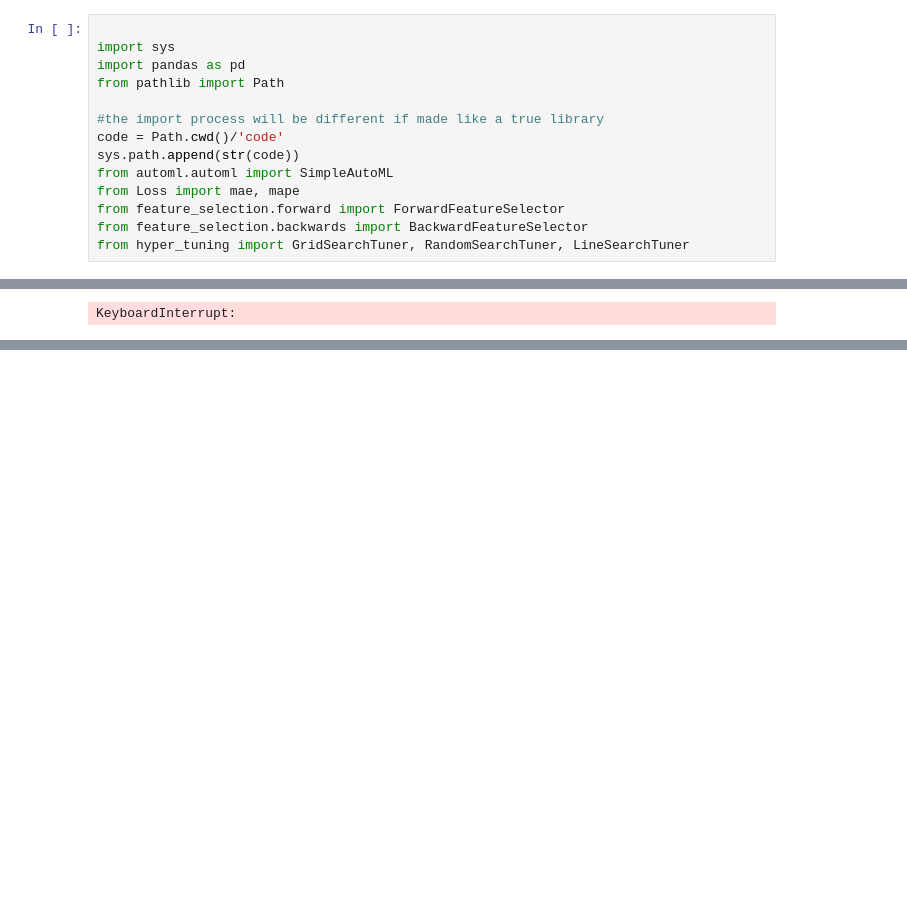
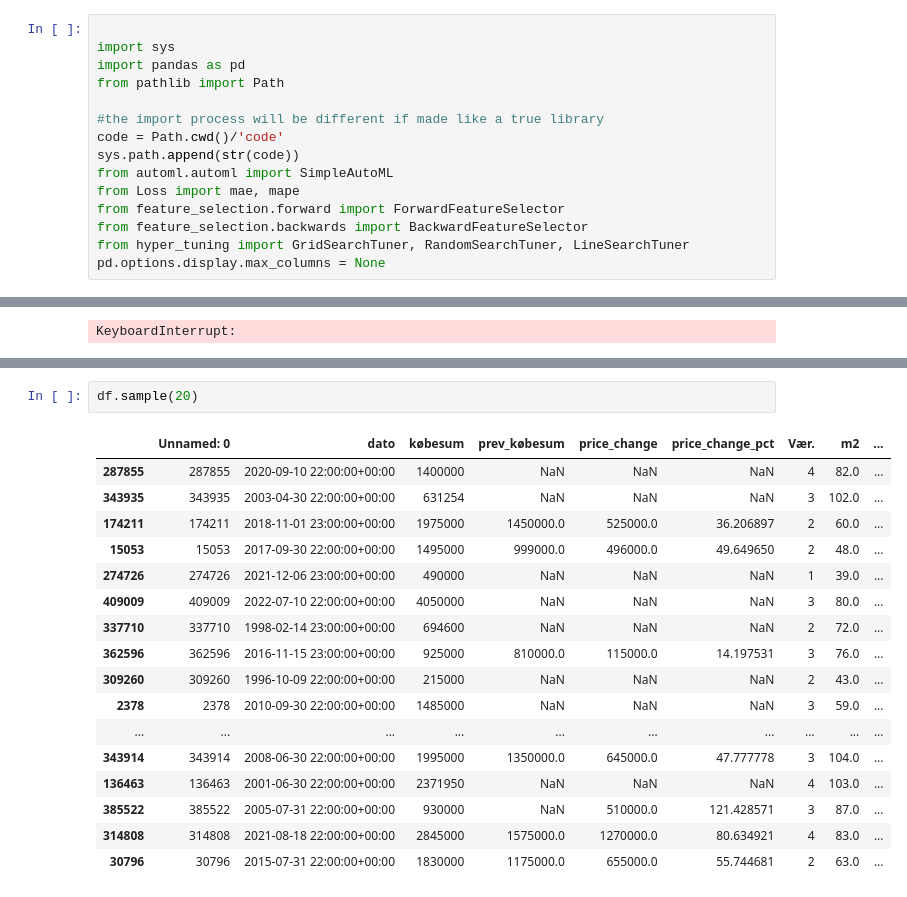
Before and after one commit to VictorJustesen/bachelor, a Jupyter notebook: automltrainer/test.ipynb, the cells around one changed output, grey strips where cells are left out. Saved outputs shown, nothing was run; the diff lists cells and outputs as text; blank space fills up the shorter version.

```diff
--- a/automltrainer/test.ipynb
+++ b/automltrainer/test.ipynb
@@ -20,6 +20,7 @@ from Loss import mae, mape
 from feature_selection.forward import ForwardFeatureSelector
 from feature_selection.backwards import BackwardFeatureSelector
 from hyper_tuning import GridSearchTuner, RandomSearchTuner, LineSearchTuner
+pd.options.display.max_columns = None
 # %%
 
 data_path='cleaned_data_harsh.csv'
@@ -485,0 +529,20 @@ overall mape: 2.6%
+# %%
+df.sample(20)
+# %% [output]
+|  | Unnamed: 0 | dato | købesum | prev_købesum | price_change | price_change_pct | Vær. | m2 | ... |
+| 287855 | 287855 | 2020-09-10 22:00:00+00:00 | 1400000 | NaN | NaN | NaN | 4 | 82.0 | ... |
+| 343935 | 343935 | 2003-04-30 22:00:00+00:00 | 631254 | NaN | NaN | NaN | 3 | 102.0 | ... |
+| 174211 | 174211 | 2018-11-01 23:00:00+00:00 | 1975000 | 1450000.0 | 525000.0 | 36.206897 | 2 | 60.0 | ... |
+| 15053 | 15053 | 2017-09-30 22:00:00+00:00 | 1495000 | 999000.0 | 496000.0 | 49.649650 | 2 | 48.0 | ... |
+| 274726 | 274726 | 2021-12-06 23:00:00+00:00 | 490000 | NaN | NaN | NaN | 1 | 39.0 | ... |
+| 409009 | 409009 | 2022-07-10 22:00:00+00:00 | 4050000 | NaN | NaN | NaN | 3 | 80.0 | ... |
+| 337710 | 337710 | 1998-02-14 23:00:00+00:00 | 694600 | NaN | NaN | NaN | 2 | 72.0 | ... |
+| 362596 | 362596 | 2016-11-15 23:00:00+00:00 | 925000 | 810000.0 | 115000.0 | 14.197531 | 3 | 76.0 | ... |
+| 309260 | 309260 | 1996-10-09 22:00:00+00:00 | 215000 | NaN | NaN | NaN | 2 | 43.0 | ... |
+| 2378 | 2378 | 2010-09-30 22:00:00+00:00 | 1485000 | NaN | NaN | NaN | 3 | 59.0 | ... |
+| ... | ... | ... | ... | ... | ... | ... | ... | ... | ... |
+| 343914 | 343914 | 2008-06-30 22:00:00+00:00 | 1995000 | 1350000.0 | 645000.0 | 47.777778 | 3 | 104.0 | ... |
+| 136463 | 136463 | 2001-06-30 22:00:00+00:00 | 2371950 | NaN | NaN | NaN | 4 | 103.0 | ... |
+| 385522 | 385522 | 2005-07-31 22:00:00+00:00 | 930000 | NaN | 510000.0 | 121.428571 | 3 | 87.0 | ... |
+| 314808 | 314808 | 2021-08-18 22:00:00+00:00 | 2845000 | 1575000.0 | 1270000.0 | 80.634921 | 4 | 83.0 | ... |
+| 30796 | 30796 | 2015-07-31 22:00:00+00:00 | 1830000 | 1175000.0 | 655000.0 | 55.744681 | 2 | 63.0 | ... |
```
Also changed, not shown: parts of 8 cells of this notebook, 6 other files.
